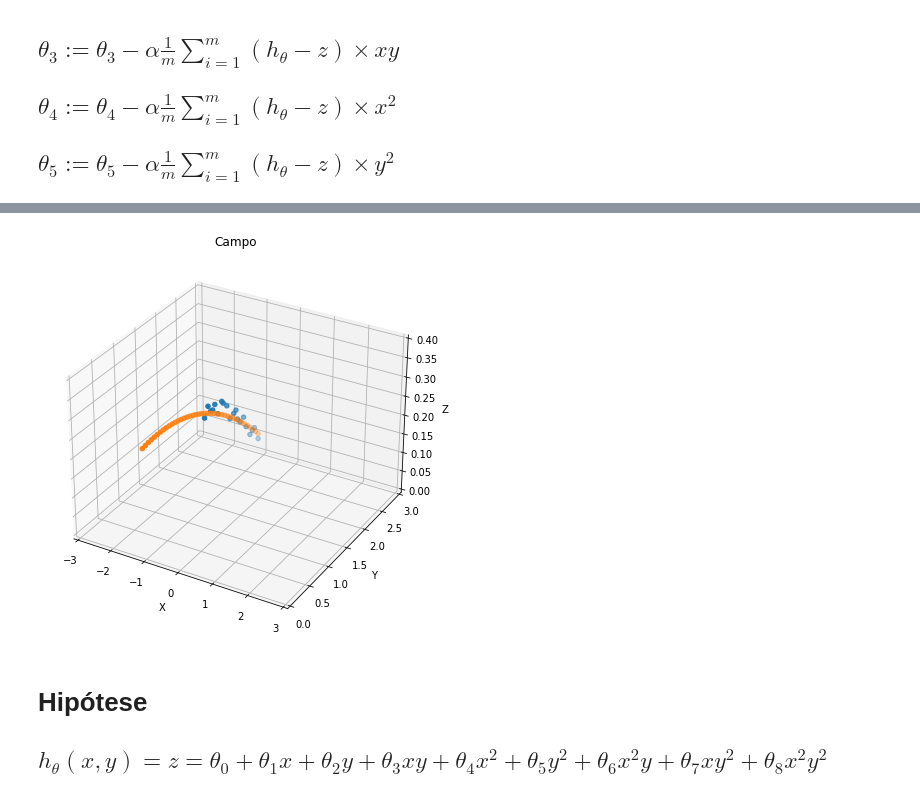
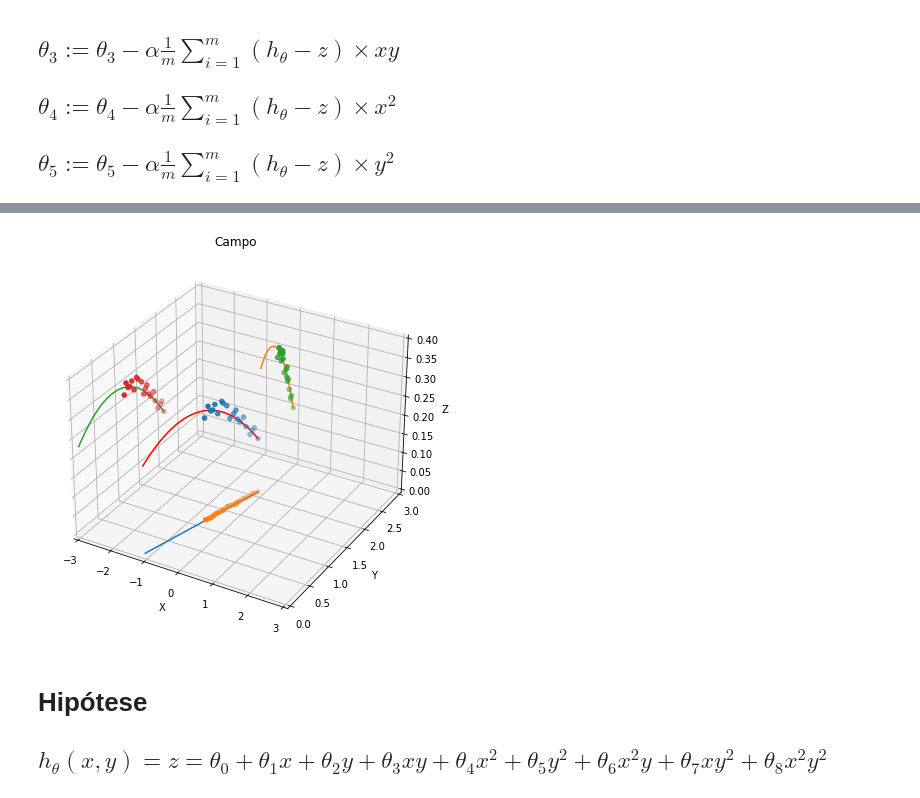
Before and after one commit to heigon77/MC886-MachineLearning-HG, a Jupyter notebook: Projeto 2/P2.ipynb, the cells around one changed output, grey strips where cells are left out. Cells and saved outputs as stored; diff of their text form; code cells hidden in the pictures.

```diff
--- a/Projeto 2/P2.ipynb
+++ b/Projeto 2/P2.ipynb
@@ -65,0 +92,23 @@ plt.show()
+# %%
+t0A = 0
+t1A = 0
+alpha = 0.1
+m = len(X)
+
+for j in range(101):
+
+    soma = 0
+    for i in range(m):
+        soma += (h(t0A,t1A, Y[i]) - X[i]) * 1
+    t0N = t0A - (alpha/m) * soma
+
+    soma = 0
+    for i in range(m):
+        soma += (h(t0A,t1A,Y[i]) - X[i]) * Y[i]
+    t1N = t1A - (alpha/m) * soma
+
+
+    t0A = t0N
+    t1A = t1N
+print(t0N)
+print(t1N)
@@ -259,10 +321,10 @@ t1A = 0
 t2A = 0
 t3A = 0
 t4A = 0
-alpha = 0.1
+alpha = 0.15
 m = len(X)
 
-for j in range(101):
+for j in range(2000):
 
     soma = 0
     for i in range(m):
@@ -379,13 +449,10 @@ t2A = 0
 t3A = 0
 t4A = 0
 t5A = 0
-t6A = 0
-t7A = 0
-t8A = 0
-alpha = 0.1
+alpha = 0.15
 m = len(X)
 
-for j in range(101):
+for j in range(2000):
 
     soma = 0
     for i in range(m):
@@ -469,7 +538,7 @@ y = Y[0]
 x = X[0]
 listX = []
 listY = []
-while y > 0:
+while y >= 0:
     listZ.append(h3(t0N,t1N,t2N,t3N,t4N,t5N,x,y))
     listX.append(x)
     listY.append(y)
@@ -478,19 +547,25 @@ while y > 0:
 # %%
 fig = plt.figure(figsize = (10, 7))
 ax = plt.axes(projection ="3d")
 
 ax.scatter3D(X, Y, Z)
-ax.scatter3D(listX,listY,listZ,'r')
+ax.plot3D(listX,listY,listZ,'r')
+ax.scatter3D(X, Y, np.zeros(len(Z)))
+ax.plot3D(listX, listY, np.zeros(len(listZ)))
+ax.scatter3D(X, np.ones(len(Y)) * 3, Z)
+ax.scatter3D(np.ones(len(X)) * (-3), Y, Z)
+ax.plot3D(listX, np.ones(len(listY)) * 3, listZ)
+ax.plot3D(np.ones(len(listX)) * (-3), listY, listZ)
 ax.set_xlim(-3, 3)
 ax.set_ylim(0, 3)
 ax.set_zlim(0, 0.4)
 ax.set_xlabel("X")
 ax.set_ylabel("Y")
 ax.set_zlabel("Z")
 plt.title("Campo")
 plt.show()
 # %% [output]
-[figure, old version]
+[figure, new version]
 # %% [markdown]
 # Hipótese
 
```
Also changed, not shown: parts of 25 cells of this notebook.
